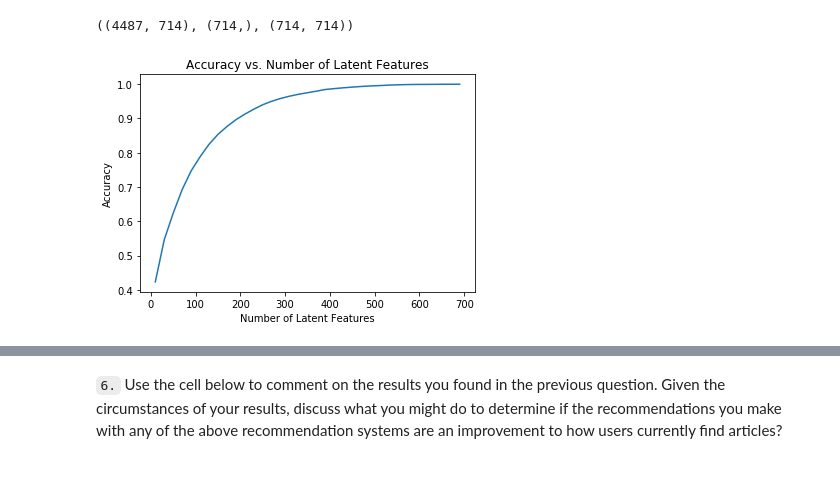
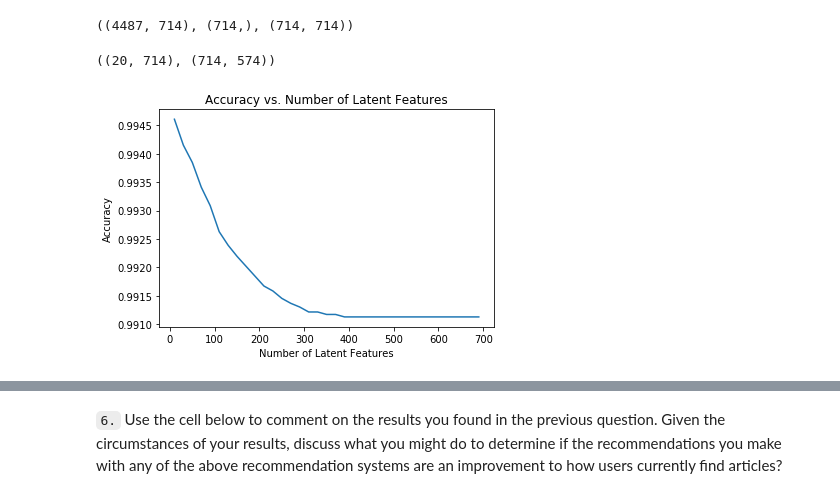
Before and after one commit to ArushiC/Recommendations-with-IBM, a Jupyter notebook: Recommendations_with_IBM.ipynb, the cells around one changed output, grey strips where cells are left out. Cells and saved outputs as stored; diff of their text form; code cells hidden in the pictures.

```diff
--- a/Recommendations_with_IBM.ipynb
+++ b/Recommendations_with_IBM.ipynb
@@ -950,28 +943,52 @@ u_train.shape, s_train.shape, vt_train.shape
 # %%
 # Use these cells to see how well you can use the training
 # decomposition to predict on test data
+# %%
+# Get index of the user_id and article_id that exist in test dataset
+user_id_index = user_item_train.index.isin(test_idx)
+art_id_index = user_item_train.columns.isin(test_arts)
+# %%
+# Create the u and v test matrices
+u_test = u_train[user_id_index, :]
+vt_test = vt_train[:, art_id_index]
+# %%
+# Validate the size for u and v matrices
+u_test.shape, vt_test.shape
+# %% [output]
+((20, 714), (714, 574))
+# %%
+# Create a df with the actual values of test data
+user_item_ts_actual = user_item_test.loc[user_item_matrix.loc[user_id_index, : ].index,:]
 # %%
 num_latent_feats = np.arange(10,700+10,20)
-sum_errs = []
+sum_errs_tr = []
+sum_errs_ts = []
 
 for k in num_latent_feats:
     # restructure with k latent features
-    s_t_new, u_t_new, vt_t_new = np.diag(s_train[:k]), u_train[:, :k], vt_train[:k, :]
+    s_new_tr, u_new_tr, vt_new_tr = np.diag(s_train[:k]), u_train[:, :k], vt_train[:k, :]
+    u_new_ts, vt_new_ts = u_test[:, :k], vt_test[:k, :]
 
     # take dot product
-    user_item_t_est = np.around(np.dot(np.dot(u_t_new, s_t_new), vt_t_new))
+    user_item_est_tr = np.around(np.dot(np.dot(u_new_tr, s_new_tr), vt_new_tr))
+    user_item_est_ts = np.around(np.dot(np.dot(u_new_ts, s_new_tr), vt_new_ts))
 
     # compute error for each prediction to actual value
-    diffs = np.subtract(user_item_train, user_item_t_est)
+    diffs_tr = np.subtract(user_item_train, user_item_est_tr)
+    diffs_ts = np.subtract(user_item_ts_actual, user_item_est_ts)
 
-    # total errors and keep track of them
-    err = np.sum(np.sum(np.abs(diffs)))
-    sum_errs.append(err)
+    # total errors and keep track of them for train data
+    err_tr = np.sum(np.sum(np.abs(diffs_tr)))
+    sum_errs_tr.append(err_tr)
 
+    # total errors and keep track of them for test data
+    err_ts = np.sum(np.sum(np.abs(diffs_ts)))
+    sum_errs_ts.append(err_ts)
 
-plt.plot(num_latent_feats, 1 - np.array(sum_errs)/df_copy.shape[0]);
+# plot error for test data
+plt.plot(num_latent_feats, 1 - np.array(sum_errs_ts)/df_copy.shape[0]);
 plt.xlabel('Number of Latent Features');
 plt.ylabel('Accuracy');
 plt.title('Accuracy vs. Number of Latent Features');
 # %% [output]
-[figure, old version]
+[figure, new version]
```
Also changed, not shown: parts of 18 cells of this notebook.
